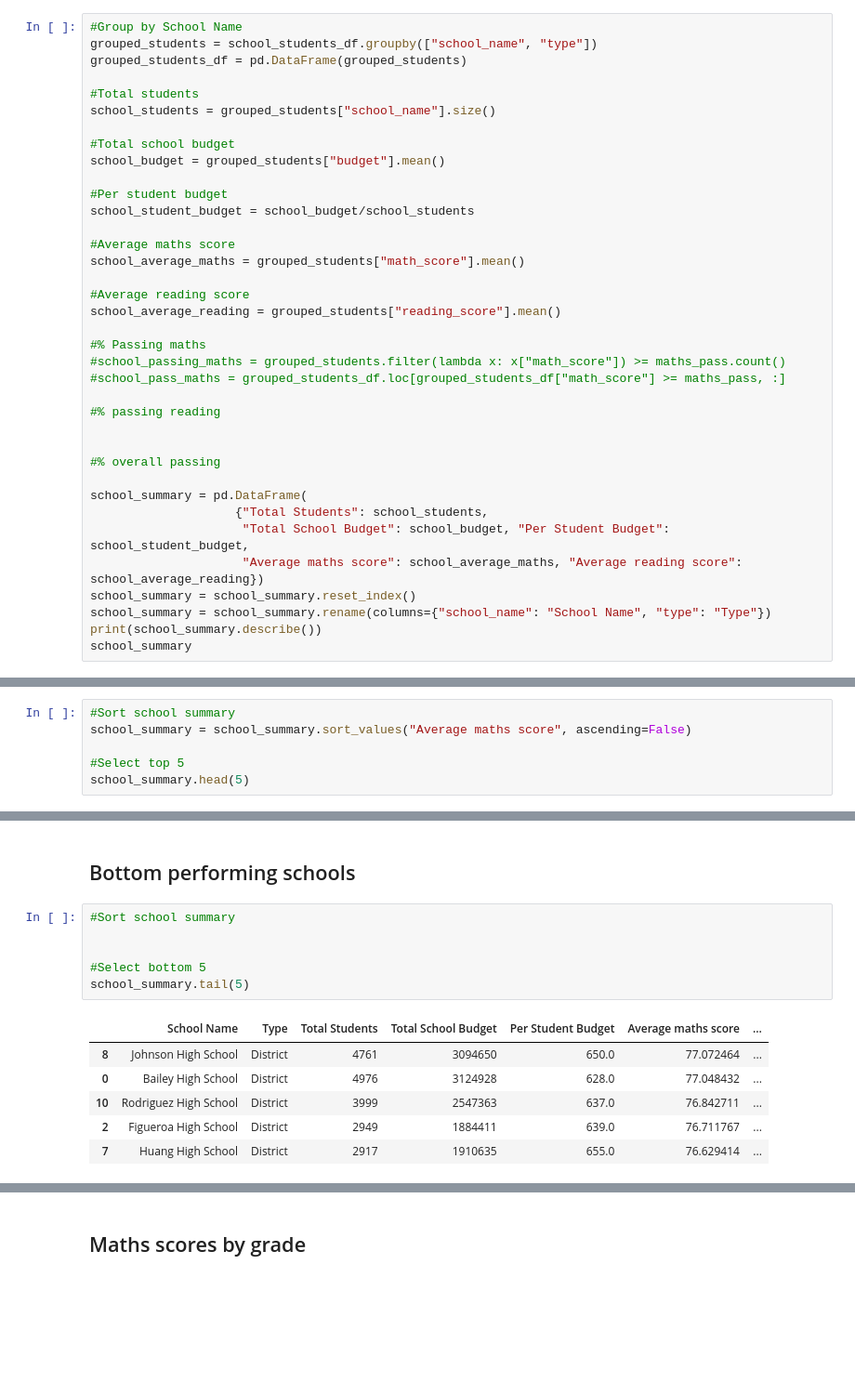
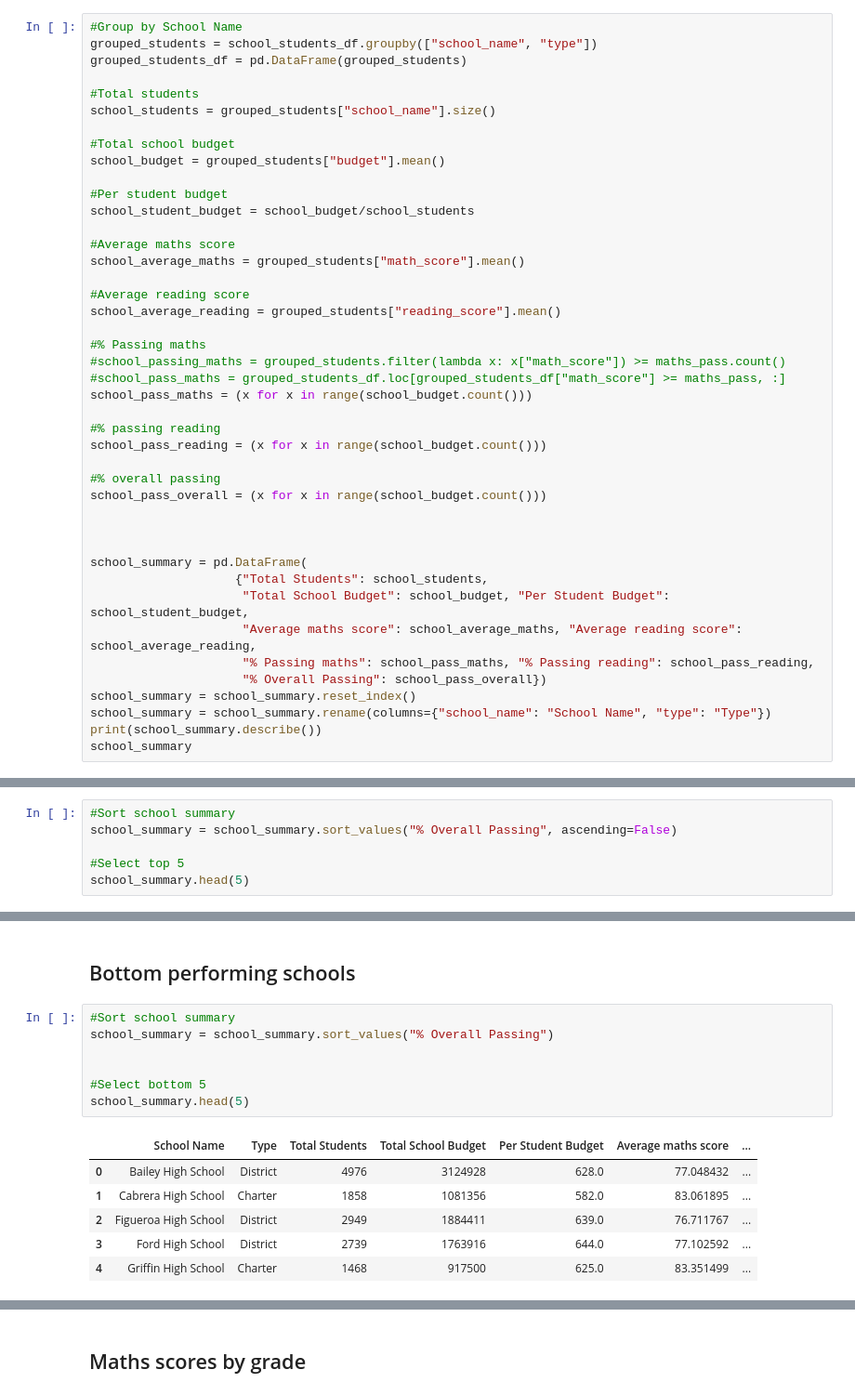
Before and after one commit to TomHOldershaw/Pandas-Challenge, a Jupyter notebook: PyCitySchools/PyCitySchools.ipynb, the cells around one changed output, grey strips where cells are left out. Shown: that part at 93% size. Saved outputs shown, nothing was run; the diff lists cells and outputs as text; blank space fills up the shorter version.

```diff
--- a/PyCitySchools/PyCitySchools.ipynb
+++ b/PyCitySchools/PyCitySchools.ipynb
@@ -131,16 +131,22 @@ school_average_reading = grouped_students["reading_score"].mean()
 #% Passing maths
 #school_passing_maths = grouped_students.filter(lambda x: x["math_score"]) >= maths_pass.count()
 #school_pass_maths = grouped_students_df.loc[grouped_students_df["math_score"] >= maths_pass, :]
+school_pass_maths = (x for x in range(school_budget.count()))
 
 #% passing reading
+school_pass_reading = (x for x in range(school_budget.count()))
+
+#% overall passing
+school_pass_overall = (x for x in range(school_budget.count()))
 
 
-#% overall passing
 
 school_summary = pd.DataFrame(
                     {"Total Students": school_students,
                      "Total School Budget": school_budget, "Per Student Budget": school_student_budget,
-                     "Average maths score": school_average_maths, "Average reading score": school_average_reading})
+                     "Average maths score": school_average_maths, "Average reading score": school_average_reading,
+                     "% Passing maths": school_pass_maths, "% Passing reading": school_pass_reading,
+                     "% Overall Passing": school_pass_overall})
 school_summary = school_summary.reset_index()
 school_summary = school_summary.rename(columns={"school_name": "School Name", "type": "Type"})
 print(school_summary.describe())
@@ -186,7 +190,7 @@ Top performing schools
 ----------------------------------
 # %%
 #Sort school summary
-school_summary = school_summary.sort_values("Average maths score", ascending=False)
+school_summary = school_summary.sort_values("% Overall Passing", ascending=False)
 
 #Select top 5
 school_summary.head(5)
@@ -202,15 +206,16 @@ Bottom performing schools
 -------------------------------------
 # %%
 #Sort school summary
+school_summary = school_summary.sort_values("% Overall Passing")
 
 
 #Select bottom 5
-school_summary.tail(5)
+school_summary.head(5)
 # %% [output]
 |  | School Name | Type | Total Students | Total School Budget | Per Student Budget | Average maths score | ... |
-| 8 | Johnson High School | District | 4761 | 3094650 | 650.0 | 77.072464 | ... |
 | 0 | Bailey High School | District | 4976 | 3124928 | 628.0 | 77.048432 | ... |
-| 10 | Rodriguez High School | District | 3999 | 2547363 | 637.0 | 76.842711 | ... |
+| 1 | Cabrera High School | Charter | 1858 | 1081356 | 582.0 | 83.061895 | ... |
 | 2 | Figueroa High School | District | 2949 | 1884411 | 639.0 | 76.711767 | ... |
-| 7 | Huang High School | District | 2917 | 1910635 | 655.0 | 76.629414 | ... |
+| 3 | Ford High School | District | 2739 | 1763916 | 644.0 | 77.102592 | ... |
+| 4 | Griffin High School | Charter | 1468 | 917500 | 625.0 | 83.351499 | ... |
 # %% [markdown]
```
Also changed, not shown: parts of 10 cells of this notebook.
